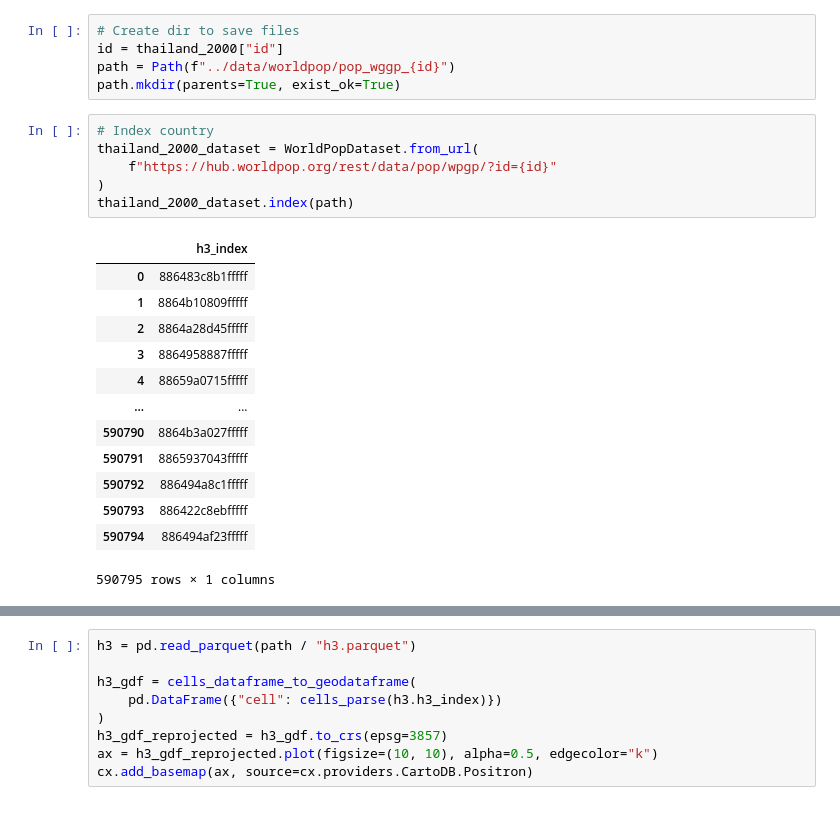
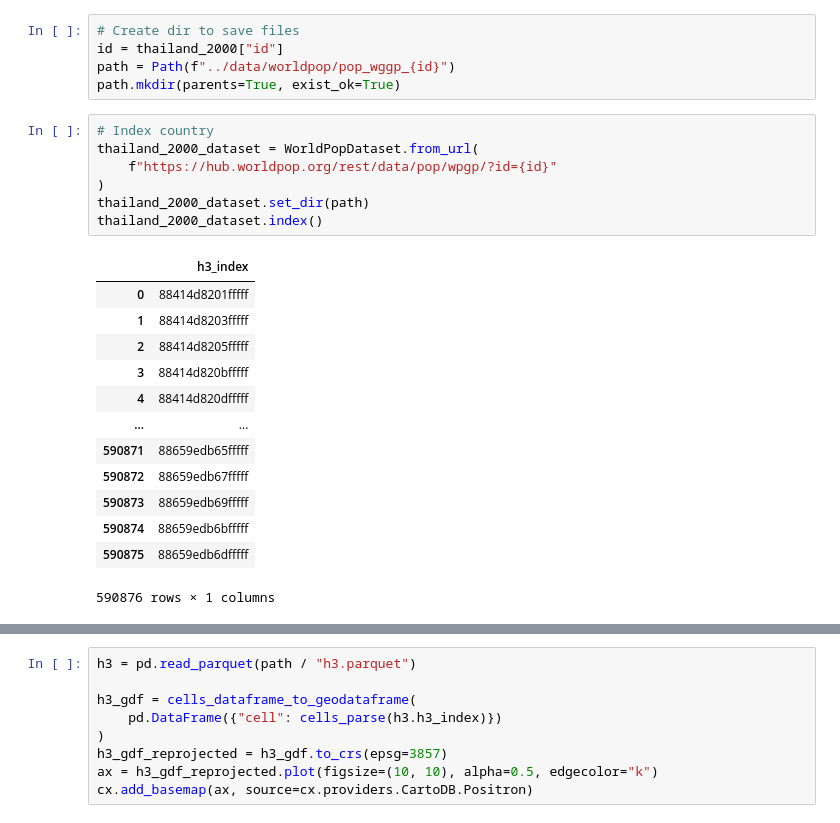
Before and after one commit to worldbank/worldex, a Jupyter notebook: notebooks/index_worldpop.ipynb, the cells around one changed output, grey strips where cells are left out. Cells and saved outputs as stored; diff of their text form.

```diff
--- a/notebooks/index_worldpop.ipynb
+++ b/notebooks/index_worldpop.ipynb
@@ -88,23 +88,24 @@ path.mkdir(parents=True, exist_ok=True)
 # %%
 # Index country
 thailand_2000_dataset = WorldPopDataset.from_url(
     f"https://hub.worldpop.org/rest/data/pop/wpgp/?id={id}"
 )
-thailand_2000_dataset.index(path)
+thailand_2000_dataset.set_dir(path)
+thailand_2000_dataset.index()
 # %% [output]
 |  | h3_index |
-| 0 | 886483c8b1fffff |
-| 1 | 8864b10809fffff |
-| 2 | 8864a28d45fffff |
-| 3 | 8864958887fffff |
-| 4 | 88659a0715fffff |
+| 0 | 88414d8201fffff |
+| 1 | 88414d8203fffff |
+| 2 | 88414d8205fffff |
+| 3 | 88414d820bfffff |
+| 4 | 88414d820dfffff |
 | ... | ... |
-| 590790 | 8864b3a027fffff |
-| 590791 | 8865937043fffff |
-| 590792 | 886494a8c1fffff |
-| 590793 | 886422c8ebfffff |
-| 590794 | 886494af23fffff |
+| 590871 | 88659edb65fffff |
+| 590872 | 88659edb67fffff |
+| 590873 | 88659edb69fffff |
+| 590874 | 88659edb6bfffff |
+| 590875 | 88659edb6dfffff |
-590795 rows × 1 columns
+590876 rows × 1 columns
 # %%
 with open(path / "metadata.json") as f:
     metadata = json.load(f)
```
Also changed, not shown: parts of 2 cells of this notebook, 6 other files.
